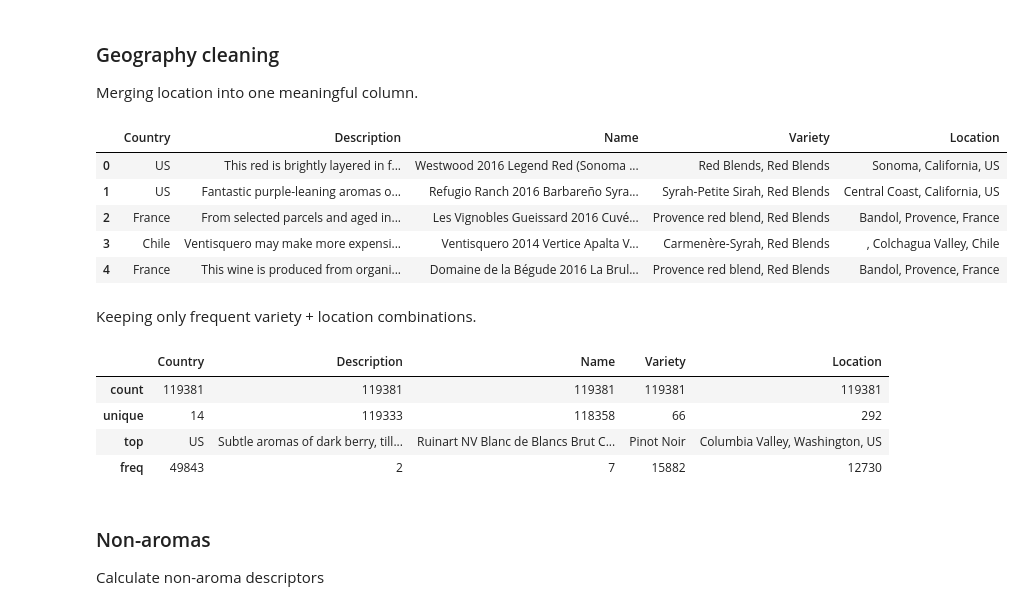
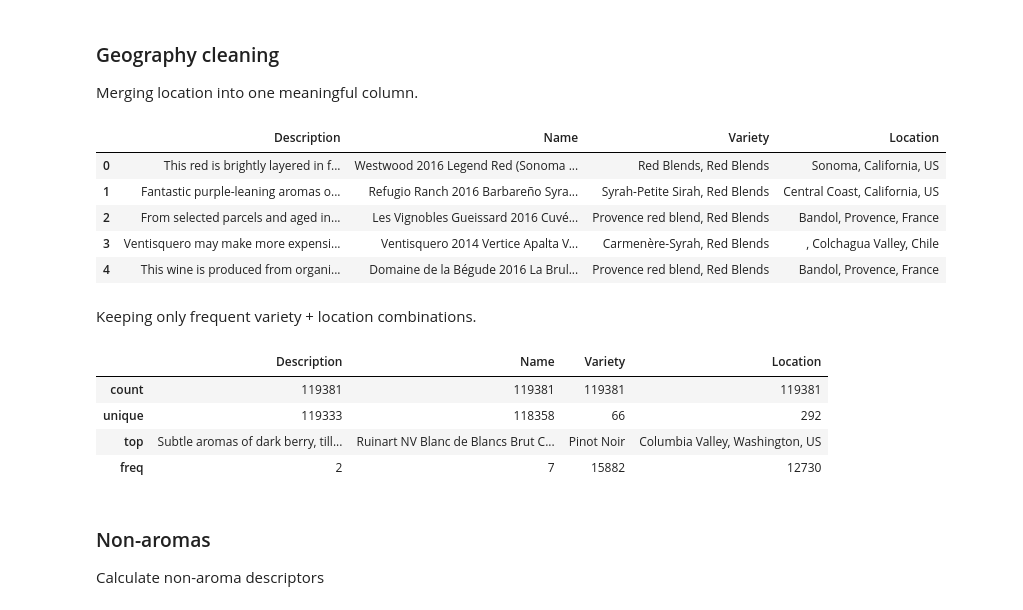
Before and after one commit to zuzg/wine-pairing, a Jupyter notebook: notebooks/wine_eda.ipynb, the cells around one changed output. Drawn from its saved outputs; the diff is of its cells as text; code cells hidden in the pictures.

```diff
--- a/notebooks/wine_eda.ipynb
+++ b/notebooks/wine_eda.ipynb
@@ -166,27 +165,27 @@ Merging location into one meaningful column.
 # %%
 df = df.fillna(value={"Region": "", "Province": ""})
 df[["Region", "Province", "Country"]] = df[["Region", "Province", "Country"]].astype(str)
 df["Location"] = df[["Region", "Province", "Country"]].agg(", ".join, axis=1)
-df = df.drop(["Subregion", "Province", "Region", "Category"], axis=1)
+df = df.drop(["Country", "Subregion", "Province", "Region", "Category"], axis=1)
 df.head()
 # %% [output]
-|  | Country | Description | Name | Variety | Location |
-| 0 | US | This red is brightly layered in f... | Westwood 2016 Legend Red (Sonoma ... | Red Blends, Red Blends | Sonoma, California, US |
-| 1 | US | Fantastic purple-leaning aromas o... | Refugio Ranch 2016 Barbareño Syra... | Syrah-Petite Sirah, Red Blends | Central Coast, California, US |
-| 2 | France | From selected parcels and aged in... | Les Vignobles Gueissard 2016 Cuvé... | Provence red blend, Red Blends | Bandol, Provence, France |
-| 3 | Chile | Ventisquero may make more expensi... | Ventisquero 2014 Vertice Apalta V... | Carmenère-Syrah, Red Blends | , Colchagua Valley, Chile |
-| 4 | France | This wine is produced from organi... | Domaine de la Bégude 2016 La Brul... | Provence red blend, Red Blends | Bandol, Provence, France |
+|  | Description | Name | Variety | Location |
+| 0 | This red is brightly layered in f... | Westwood 2016 Legend Red (Sonoma ... | Red Blends, Red Blends | Sonoma, California, US |
+| 1 | Fantastic purple-leaning aromas o... | Refugio Ranch 2016 Barbareño Syra... | Syrah-Petite Sirah, Red Blends | Central Coast, California, US |
+| 2 | From selected parcels and aged in... | Les Vignobles Gueissard 2016 Cuvé... | Provence red blend, Red Blends | Bandol, Provence, France |
+| 3 | Ventisquero may make more expensi... | Ventisquero 2014 Vertice Apalta V... | Carmenère-Syrah, Red Blends | , Colchagua Valley, Chile |
+| 4 | This wine is produced from organi... | Domaine de la Bégude 2016 La Brul... | Provence red blend, Red Blends | Bandol, Provence, France |
 # %% [markdown]
 Keeping only frequent variety + location combinations.
 # %%
 df = df[df.groupby(["Variety", "Location"]).transform("size") > 30]
 df.describe()
 # %% [output]
-|  | Country | Description | Name | Variety | Location |
-| count | 119381 | 119381 | 119381 | 119381 | 119381 |
-| unique | 14 | 119333 | 118358 | 66 | 292 |
-| top | US | Subtle aromas of dark berry, till... | Ruinart NV Blanc de Blancs Brut C... | Pinot Noir | Columbia Valley, Washington, US |
-| freq | 49843 | 2 | 7 | 15882 | 12730 |
+|  | Description | Name | Variety | Location |
+| count | 119381 | 119381 | 119381 | 119381 |
+| unique | 119333 | 118358 | 66 | 292 |
+| top | Subtle aromas of dark berry, till... | Ruinart NV Blanc de Blancs Brut C... | Pinot Noir | Columbia Valley, Washington, US |
+| freq | 2 | 7 | 15882 | 12730 |
 # %% [markdown]
 ### Non-aromas
 Calculate non-aroma descriptors
```
Also changed, not shown: parts of 6 cells of this notebook, 1 other file.
